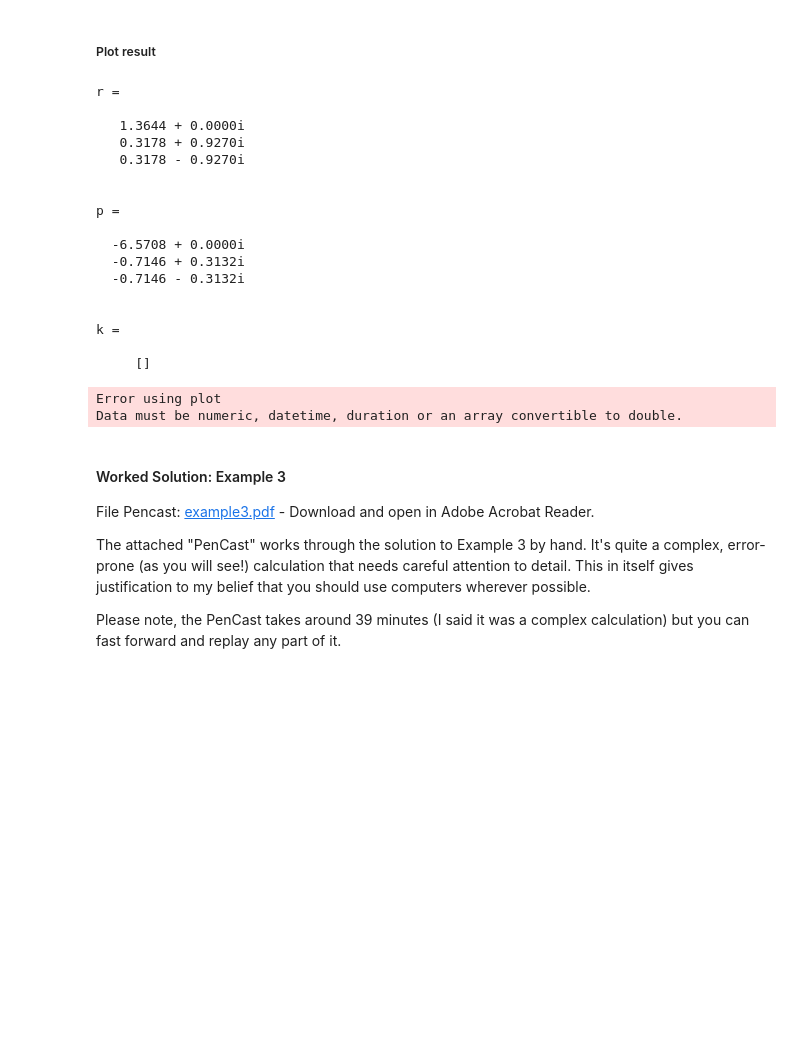
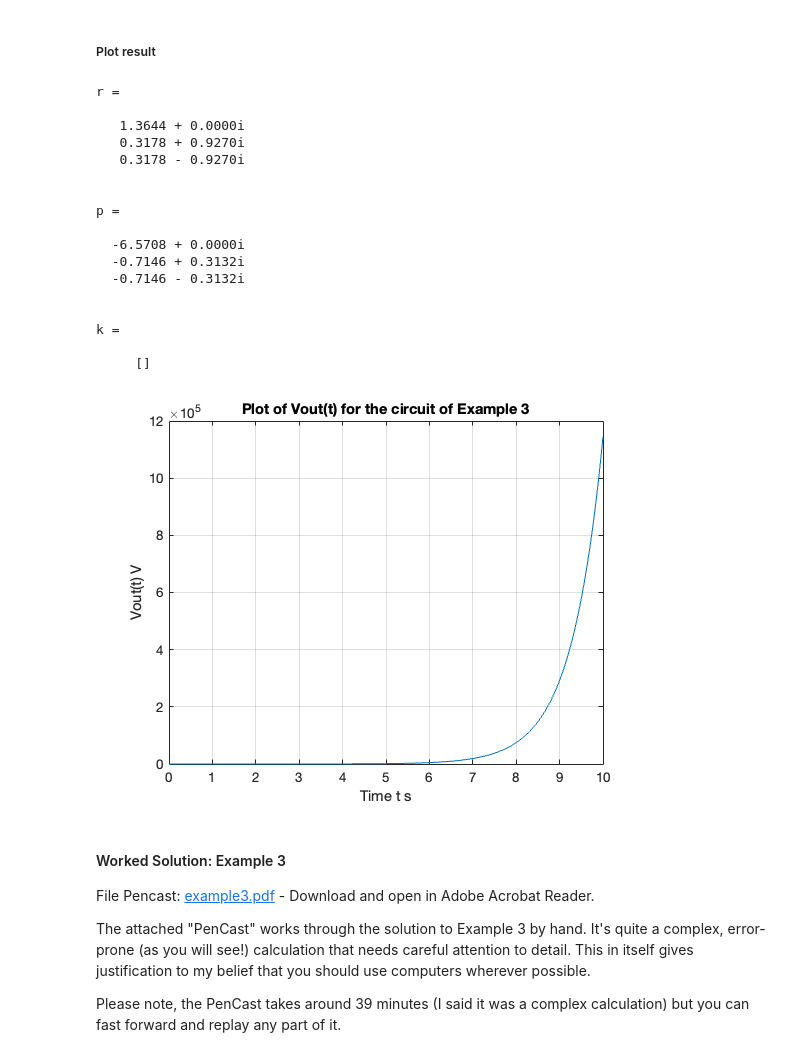
Before and after one commit to cpjobling/eg-150-textbook, a Jupyter notebook: _sources/laplace_transform/5/circuit_analysis.ipynb, the cells around one changed output. Saved outputs shown, nothing was run; the diff lists cells and outputs as text; code cells hidden in the pictures; blank space fills up the shorter version.

```diff
--- a/_sources/laplace_transform/5/circuit_analysis.ipynb
+++ b/_sources/laplace_transform/5/circuit_analysis.ipynb
@@ -666,33 +682,32 @@ y =
 ##### Plot result
 # %%
 [r, p, k] = residue(2*conv([1,0],[1,3]),[1 8, 10,4])
-yt=0:0.01:10;
+t=0:0.01:10;
 Vout = 1.36.*exp(r(1).*t)...
    +0.64.*exp(real(r(2)).*t).*cos(imag(r(2)).*t)...
    -1.84.*exp(real(r(3)).*t).*sin(-imag(r(3)).*t);
 plot(t, Vout); grid
 title('Plot of Vout(t) for the circuit of Example 3')
 ylabel('Vout(t) V'),xlabel('Time t s')
 # %% [output]
 r =
 
    1.3644 + 0.0000i
    0.3178 + 0.9270i
    0.3178 - 0.9270i
 
 
 p =
 
   -6.5708 + 0.0000i
   -0.7146 + 0.3132i
   -0.7146 - 0.3132i
 
 
 k =
 
      []
-Error using plot
-Data must be numeric, datetime, duration or an array convertible to double.
+[figure, added]
 # %% [markdown]
 #### Worked Solution: Example 3
 
```
Also changed, not shown: parts of 10 cells of this notebook, 46 other files.
